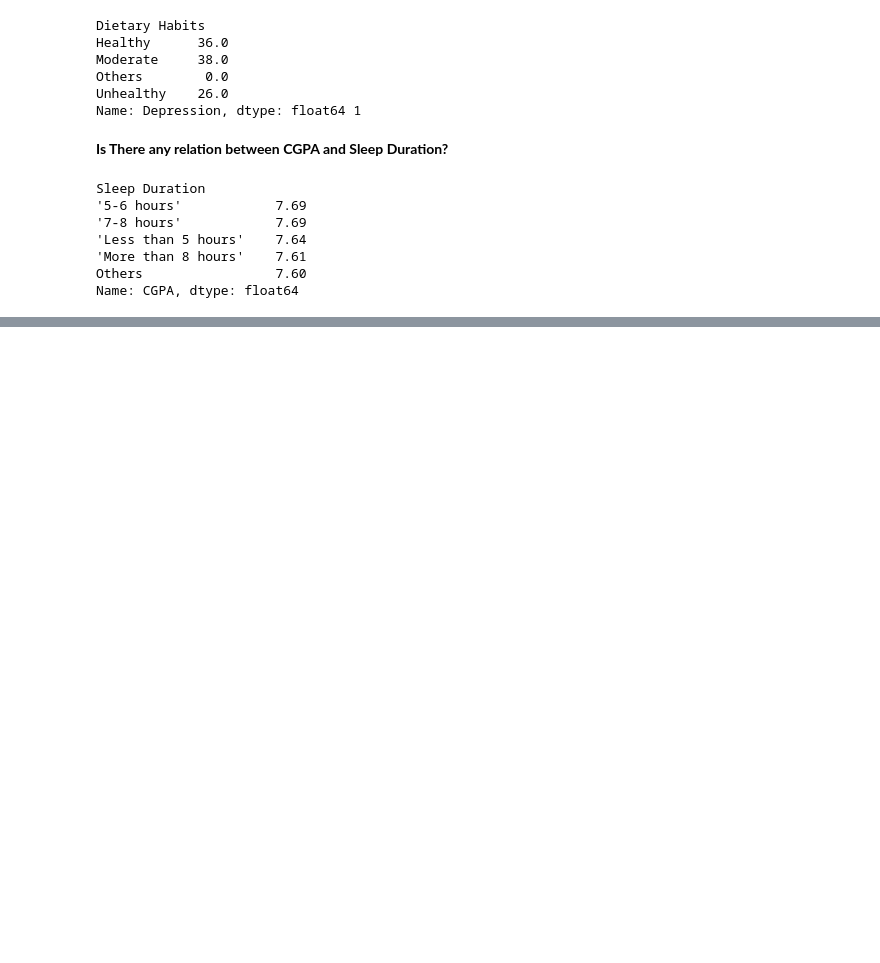
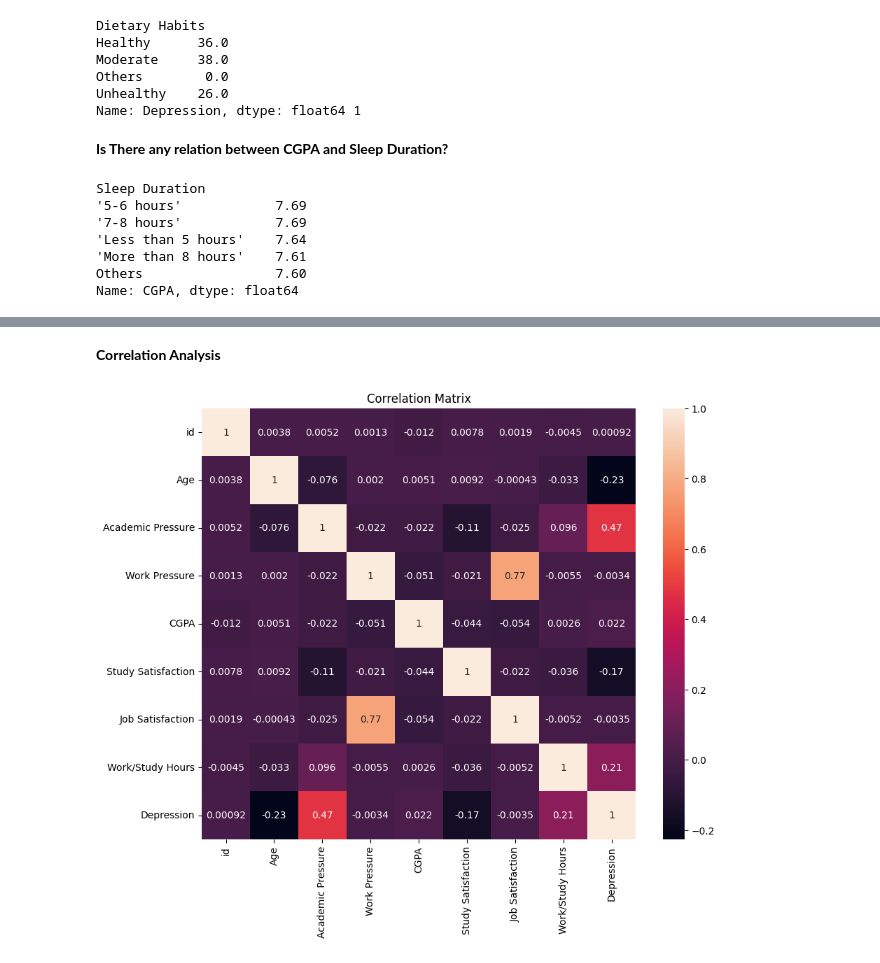
Before and after one commit to JulioFigueiredo/DataAnalyst, a Jupyter notebook: Student_Depression_Analysis/Student_Depression.ipynb, the cells around one changed output, grey strips where cells are left out. Cells and saved outputs as stored; diff of their text form; code cells hidden in the pictures; blank space fills up the shorter version.

Commit message:
feat: add more exploratory analysis

```diff
--- a/Student_Depression_Analysis/Student_Depression.ipynb
+++ b/Student_Depression_Analysis/Student_Depression.ipynb
@@ -164,0 +177,13 @@ Name: CGPA, dtype: float64
+# %% [markdown]
+**Correlation Analysis**
+# %%
+numerical_data = df.select_dtypes(include=['float64', 'int64'])  # Select only numerical columns
+correlation_matrix = numerical_data.corr()  # Calculate the correlation matrix
+
+# Plot the heatmap
+plt.figure(figsize=(10, 8))
+sns.heatmap(correlation_matrix, annot=True)
+plt.title('Correlation Matrix')
+plt.show()
+# %% [output]
+[figure, added]
```
Also changed, not shown: parts of 2 cells of this notebook.
